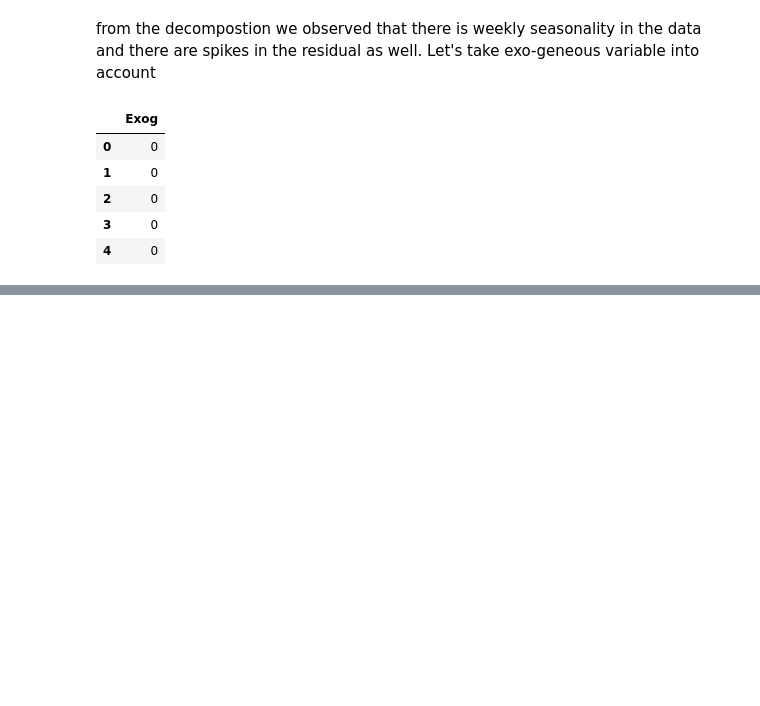
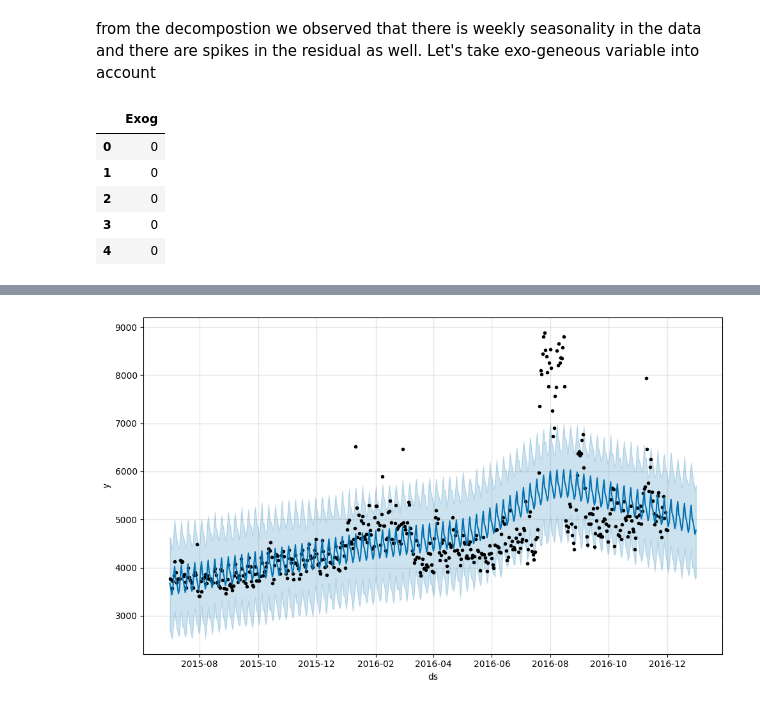
Before and after one commit to mahikshith/Adease_time_series, a Jupyter notebook: Ad_ease_time_series_prop.ipynb, the cells around one changed output, grey strips where cells are left out. Saved outputs shown, nothing was run; the diff lists cells and outputs as text; code cells hidden in the pictures; blank space fills up the shorter version.

```diff
--- a/Ad_ease_time_series_prop.ipynb
+++ b/Ad_ease_time_series_prop.ipynb
@@ -517,0 +718,2 @@ ex_df.head()
+# %%
+prof_df.reset_index(inplace=True)
@@ -517,0 +724,4 @@ ex_df.head()
+# %%
+prof_df["exo"] = exog
+# %%
+prof_df.columns = ['ds','y','exo']
@@ -517,0 +744,15 @@ ex_df.head()
+# %%
+# last 30 days of data as test
+train_prof = prof_df[:-30]
+test_prof = prof_df[-30:]
+# %%
+from prophet import Prophet
+m_prof = Prophet(weekly_seasonality=True)
+m_prof.fit(train_prof[['ds','y']])
+
+future_prof = m_prof.make_future_dataframe(periods=30,freq='D')
+forecast_prof = m_prof.predict(future_prof)
+
+m_prof.plot(forecast_prof)
+plt.show()
+# %% [output]
@@ -517,0 +761 @@ ex_df.head()
+[figure, added]
```
Also changed, not shown: parts of 57 cells of this notebook, 1 other file.
